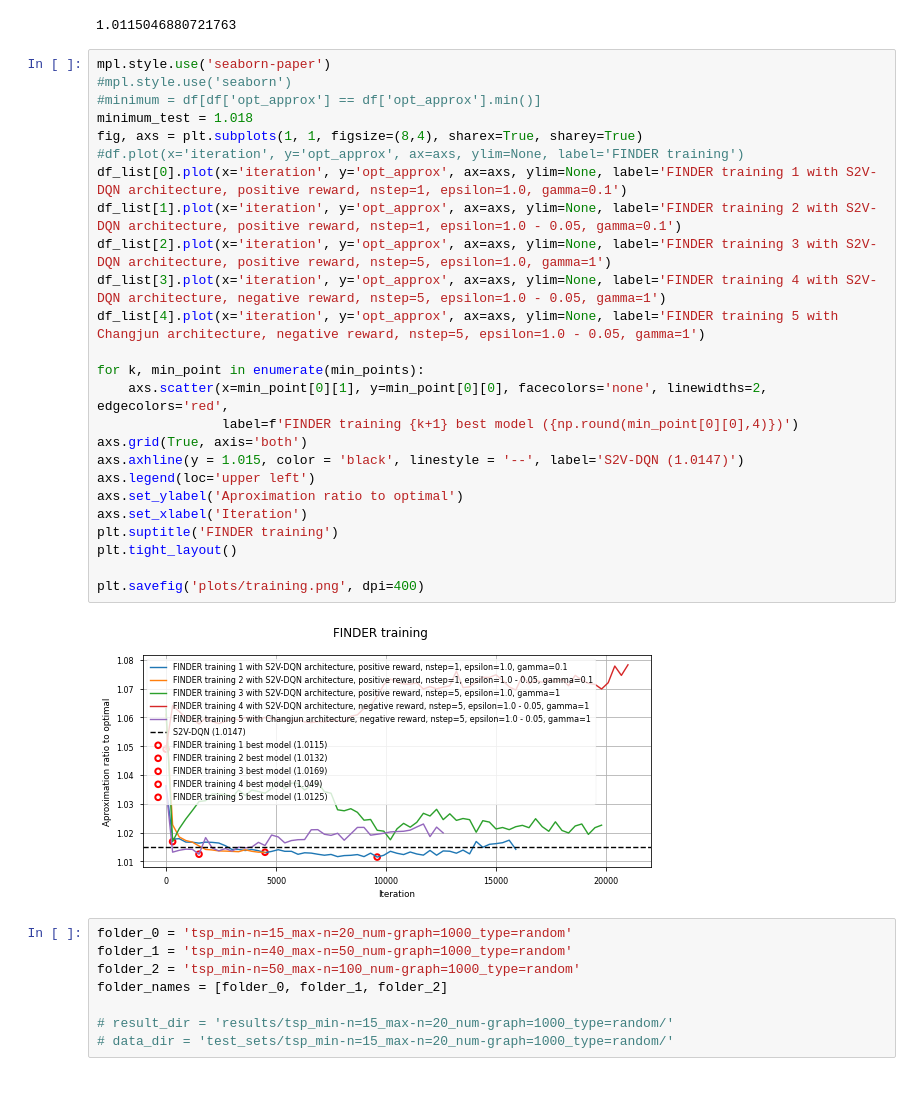
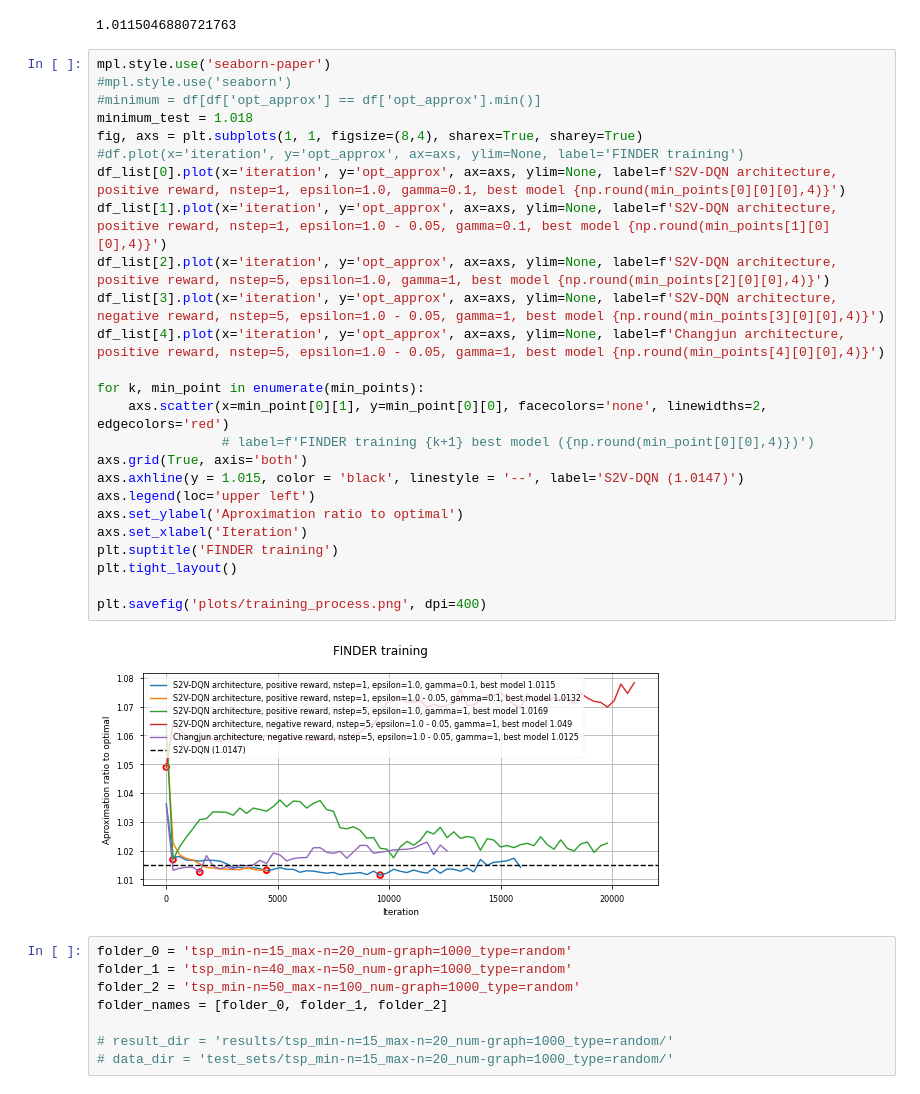
Before and after one commit to dschaub95/FINDER-TSP, a Jupyter notebook: training_evaluation.ipynb, the cells around one changed output. Drawn from its saved outputs; the diff is of its cells as text.

Commit message:
improved test/train evaluation

```diff
--- a/training_evaluation.ipynb
+++ b/training_evaluation.ipynb
@@ -41,30 +38,30 @@ min_points[0][0][0]
 # %%
 mpl.style.use('seaborn-paper')
 #mpl.style.use('seaborn')
 #minimum = df[df['opt_approx'] == df['opt_approx'].min()]
 minimum_test = 1.018
 fig, axs = plt.subplots(1, 1, figsize=(8,4), sharex=True, sharey=True)
 #df.plot(x='iteration', y='opt_approx', ax=axs, ylim=None, label='FINDER training')
-df_list[0].plot(x='iteration', y='opt_approx', ax=axs, ylim=None, label='FINDER training 1 with S2V-DQN architecture, positive reward, nstep=1, epsilon=1.0, gamma=0.1')
-df_list[1].plot(x='iteration', y='opt_approx', ax=axs, ylim=None, label='FINDER training 2 with S2V-DQN architecture, positive reward, nstep=1, epsilon=1.0 - 0.05, gamma=0.1')
-df_list[2].plot(x='iteration', y='opt_approx', ax=axs, ylim=None, label='FINDER training 3 with S2V-DQN architecture, positive reward, nstep=5, epsilon=1.0, gamma=1')
-df_list[3].plot(x='iteration', y='opt_approx', ax=axs, ylim=None, label='FINDER training 4 with S2V-DQN architecture, negative reward, nstep=5, epsilon=1.0 - 0.05, gamma=1')
-df_list[4].plot(x='iteration', y='opt_approx', ax=axs, ylim=None, label='FINDER training 5 with Changjun architecture, negative reward, nstep=5, epsilon=1.0 - 0.05, gamma=1')
+df_list[0].plot(x='iteration', y='opt_approx', ax=axs, ylim=None, label=f'S2V-DQN architecture, positive reward, nstep=1, epsilon=1.0, gamma=0.1, best model {np.round(min_points[0][0][0],4)}')
+df_list[1].plot(x='iteration', y='opt_approx', ax=axs, ylim=None, label=f'S2V-DQN architecture, positive reward, nstep=1, epsilon=1.0 - 0.05, gamma=0.1, best model {np.round(min_points[1][0][0],4)}')
+df_list[2].plot(x='iteration', y='opt_approx', ax=axs, ylim=None, label=f'S2V-DQN architecture, positive reward, nstep=5, epsilon=1.0, gamma=1, best model {np.round(min_points[2][0][0],4)}')
+df_list[3].plot(x='iteration', y='opt_approx', ax=axs, ylim=None, label=f'S2V-DQN architecture, negative reward, nstep=5, epsilon=1.0 - 0.05, gamma=1, best model {np.round(min_points[3][0][0],4)}')
+df_list[4].plot(x='iteration', y='opt_approx', ax=axs, ylim=None, label=f'Changjun architecture, positive reward, nstep=5, epsilon=1.0 - 0.05, gamma=1, best model {np.round(min_points[4][0][0],4)}')
 
 for k, min_point in enumerate(min_points):
-    axs.scatter(x=min_point[0][1], y=min_point[0][0], facecolors='none', linewidths=2, edgecolors='red',
-                label=f'FINDER training {k+1} best model ({np.round(min_point[0][0],4)})')
+    axs.scatter(x=min_point[0][1], y=min_point[0][0], facecolors='none', linewidths=2, edgecolors='red')
+                # label=f'FINDER training {k+1} best model ({np.round(min_point[0][0],4)})')
 axs.grid(True, axis='both')
 axs.axhline(y = 1.015, color = 'black', linestyle = '--', label='S2V-DQN (1.0147)')
 axs.legend(loc='upper left')
 axs.set_ylabel('Aproximation ratio to optimal')
 axs.set_xlabel('Iteration')
 plt.suptitle('FINDER training')
 plt.tight_layout()
 
-plt.savefig('plots/training.png', dpi=400)
+plt.savefig('plots/training_process.png', dpi=400)
 # %% [output]
-[figure, old version]
+[figure, new version]
 # %%
 folder_0 = 'tsp_min-n=15_max-n=20_num-graph=1000_type=random'
 folder_1 = 'tsp_min-n=40_max-n=50_num-graph=1000_type=random'
```
Also changed, not shown: parts of 1 cell of this notebook, 4 other files.
